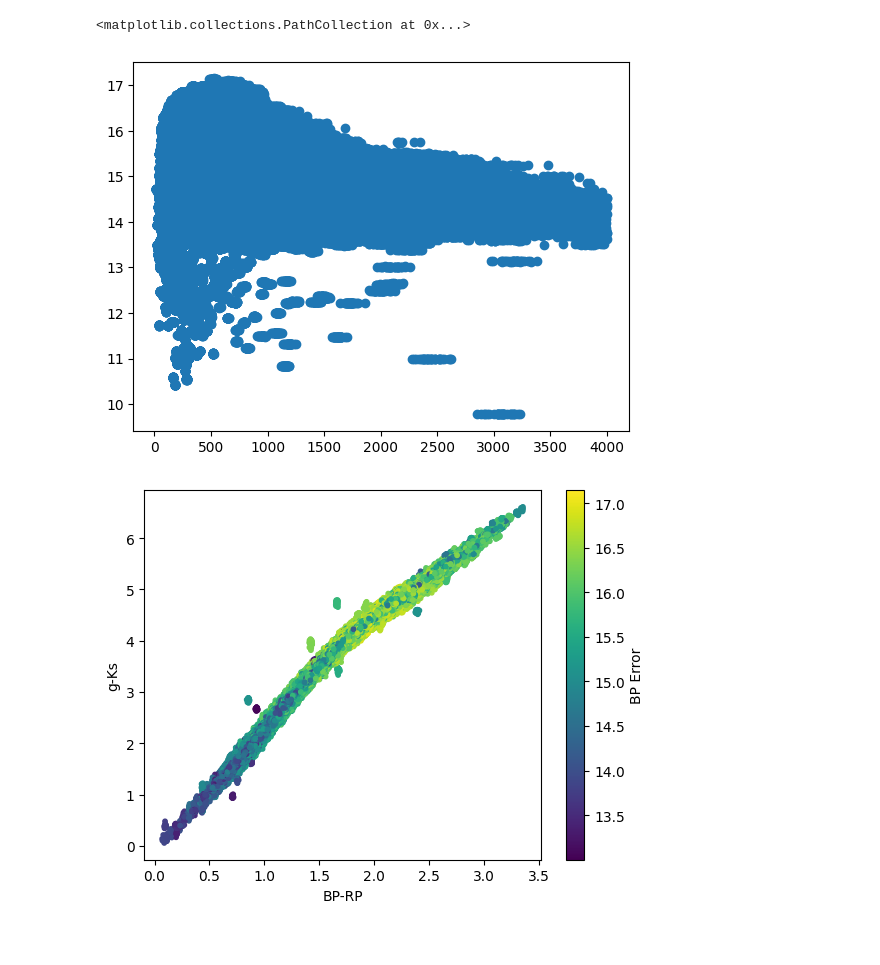
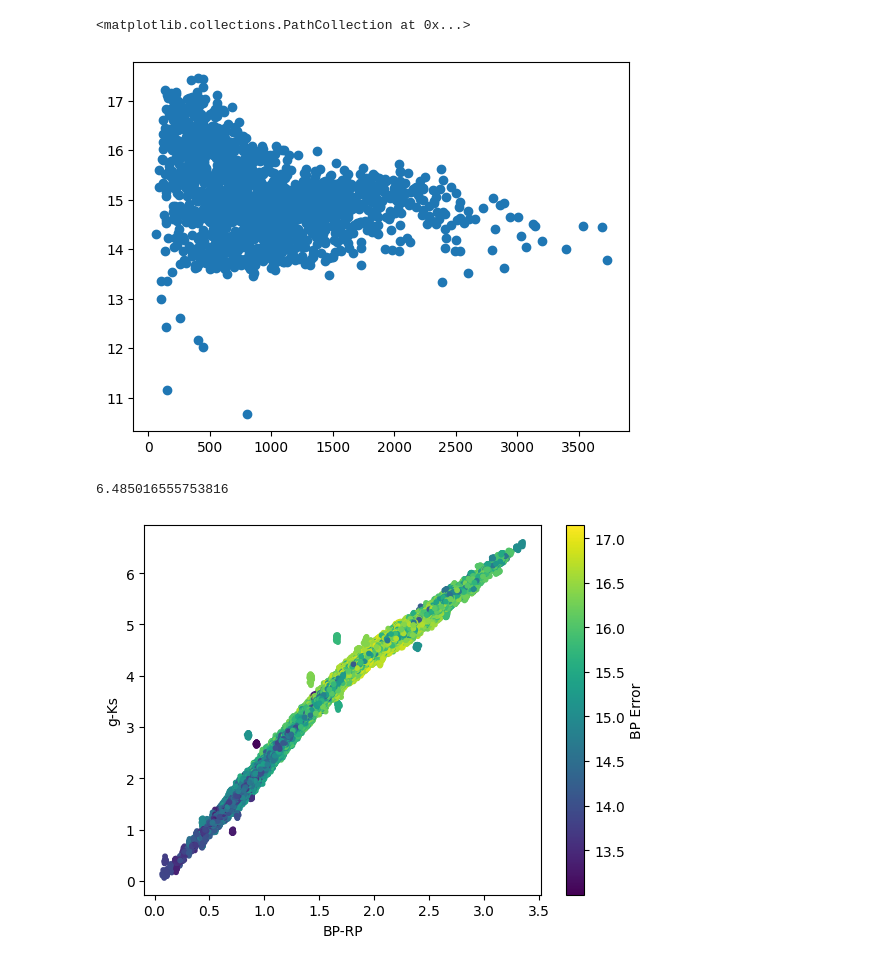
Before and after one commit to ocallam6/XPNorm, a Jupyter notebook: Notebooks/data_analysis.ipynb, the cells around one changed output. Cells and saved outputs as stored; diff of their text form; code cells hidden in the pictures.

```diff
--- a/Notebooks/data_analysis.ipynb
+++ b/Notebooks/data_analysis.ipynb
@@ -11,18 +180,22 @@ ModuleNotFoundError: No module named 'NF_Cos_dist'
 # %%
-df=pd.read_csv('/Users/mattocallaghan/XPNorm/Data/data_full_ps_1')
-err=pd.read_csv('/Users/mattocallaghan/XPNorm/Data/err_full_ps_1')
+df=pd.read_csv('/Users/mattocallaghan/XPNorm/Data/data_circ_ps')
+err=pd.read_csv('/Users/mattocallaghan/XPNorm/Data/err_circ_ps')
 df=df[10**((df['mu']+5)/5)<4000]
 err=err.loc[df.index]
 df=df.reset_index(drop=True)
 err=err.reset_index(drop=True)
 
 df=df[err['mu_error']/df['mu']<0.01]
 err=err.loc[df.index]
 
 plt.scatter(10**((df['mu']+5)/5),df['phot_g_mean_mag'])
 # %% [output]
 <matplotlib.collections.PathCollection at 0x...>
-[figure, old version]
+[figure, new version]
+# %%
+df['ra'].max()-df['ra'].min()
+# %% [output]
+6.485016555753816
 # %%
 df=df.reset_index(drop=True)
 err=err.reset_index(drop=True)
```
Also changed, not shown: parts of 46 cells of this notebook, 30 other files.
